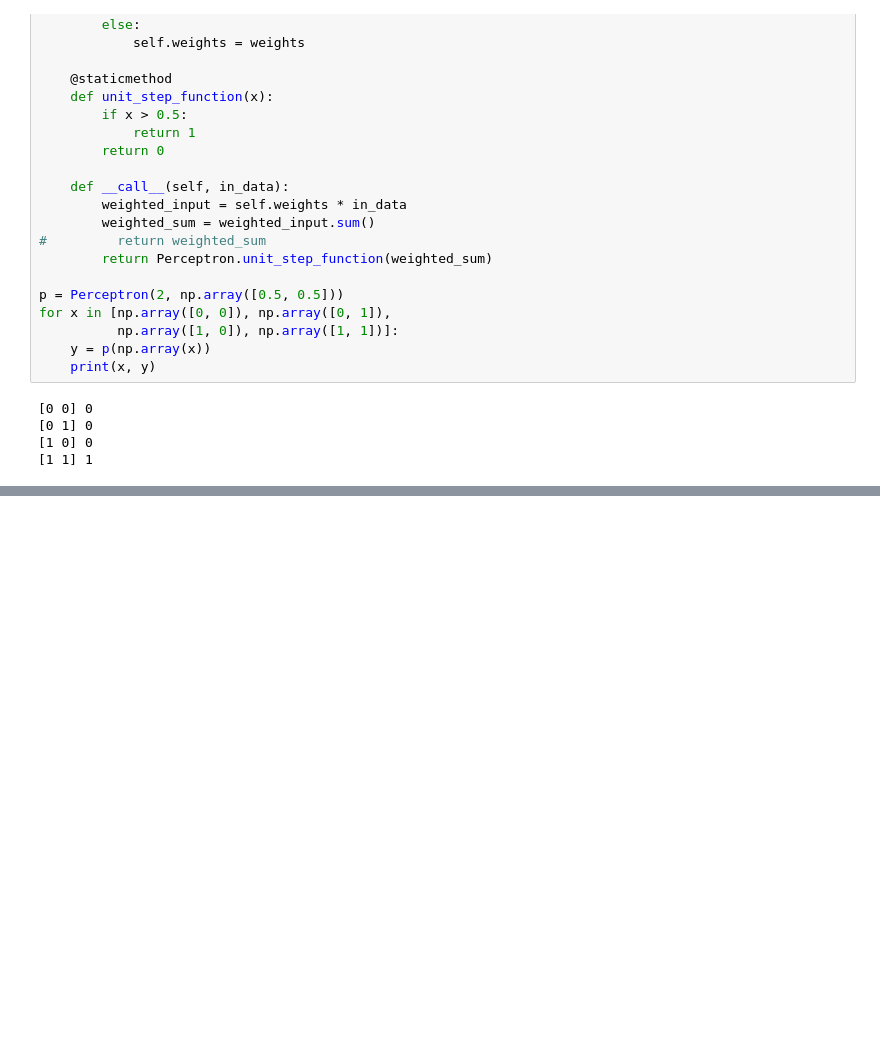
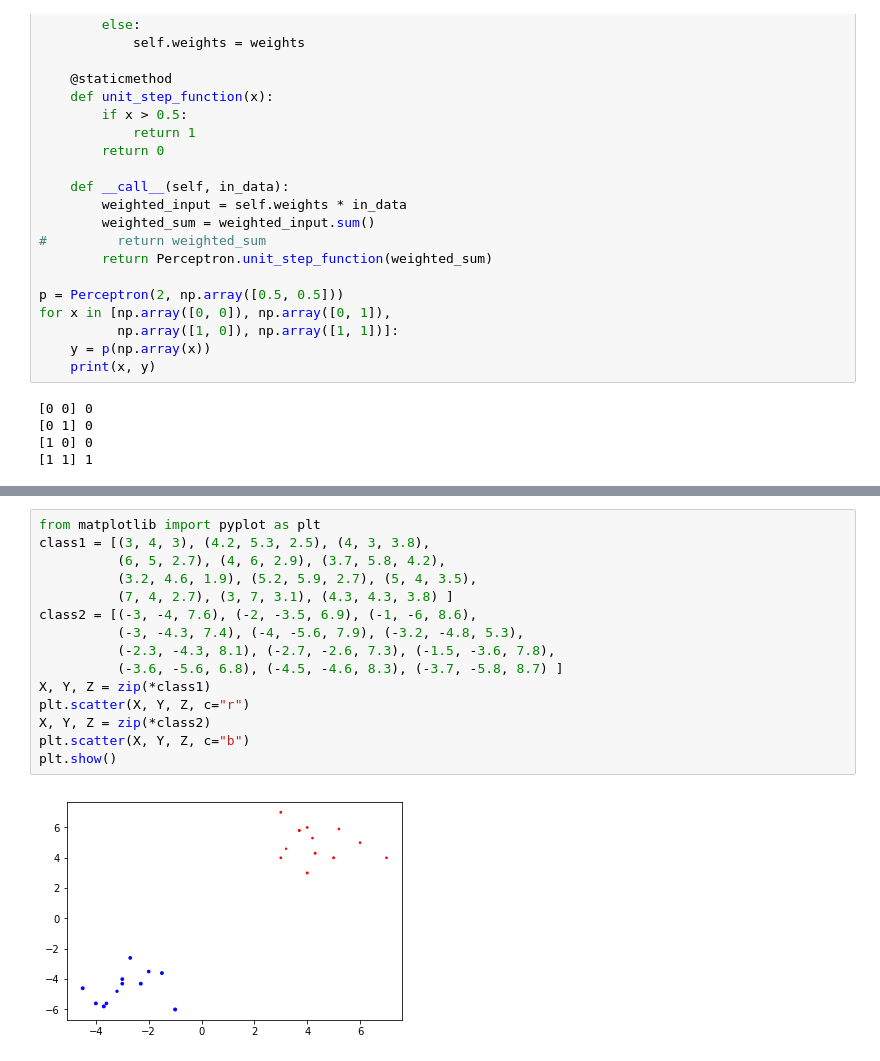
Before and after one commit to imran110219/Neural-Networks, a Jupyter notebook: A Simple Neural Network.ipynb, the cells around one changed output, grey strips where cells are left out. Saved outputs shown, nothing was run; the diff lists cells and outputs as text; blank space fills up the shorter version.

```diff
--- a/A Simple Neural Network.ipynb
+++ b/A Simple Neural Network.ipynb
@@ -96,0 +177,17 @@ print(evaluation.most_common())
+# %%
+from matplotlib import pyplot as plt
+class1 = [(3, 4, 3), (4.2, 5.3, 2.5), (4, 3, 3.8),
+          (6, 5, 2.7), (4, 6, 2.9), (3.7, 5.8, 4.2),
+          (3.2, 4.6, 1.9), (5.2, 5.9, 2.7), (5, 4, 3.5),
+          (7, 4, 2.7), (3, 7, 3.1), (4.3, 4.3, 3.8) ]
+class2 = [(-3, -4, 7.6), (-2, -3.5, 6.9), (-1, -6, 8.6),
+          (-3, -4.3, 7.4), (-4, -5.6, 7.9), (-3.2, -4.8, 5.3),
+          (-2.3, -4.3, 8.1), (-2.7, -2.6, 7.3), (-1.5, -3.6, 7.8),
+          (-3.6, -5.6, 6.8), (-4.5, -4.6, 8.3), (-3.7, -5.8, 8.7) ]
+X, Y, Z = zip(*class1)
+plt.scatter(X, Y, Z, c="r")
+X, Y, Z = zip(*class2)
+plt.scatter(X, Y, Z, c="b")
+plt.show()
+# %% [output]
+[figure, added]
```
Also changed, not shown: parts of 5 cells of this notebook.
